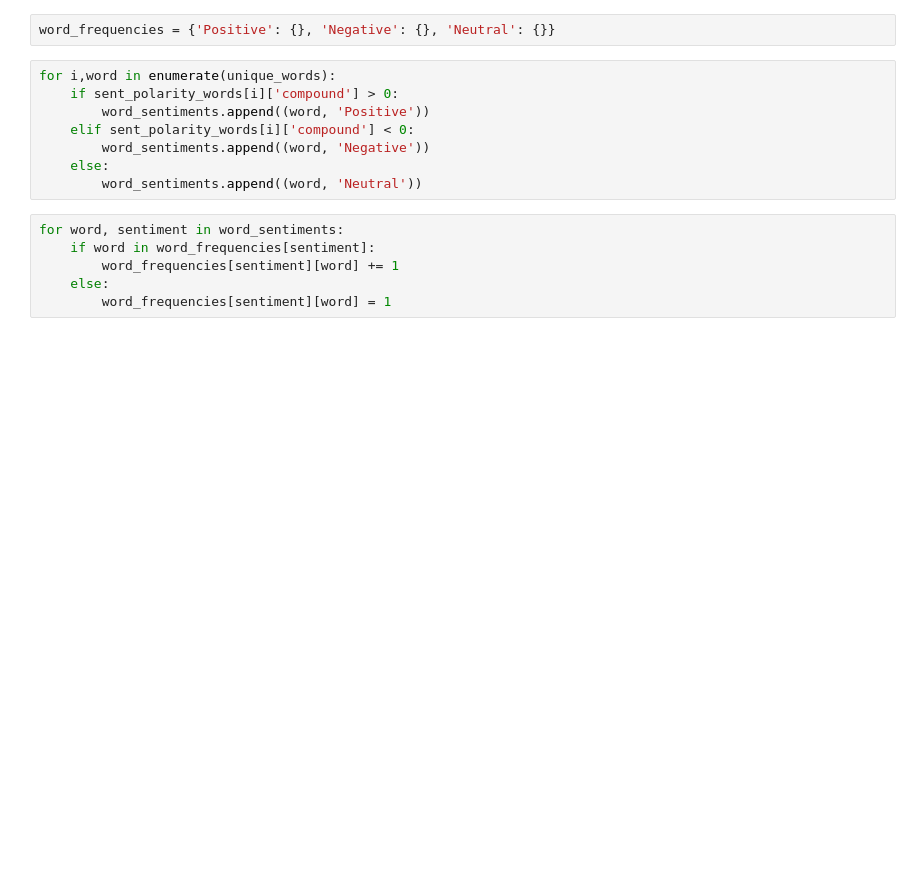
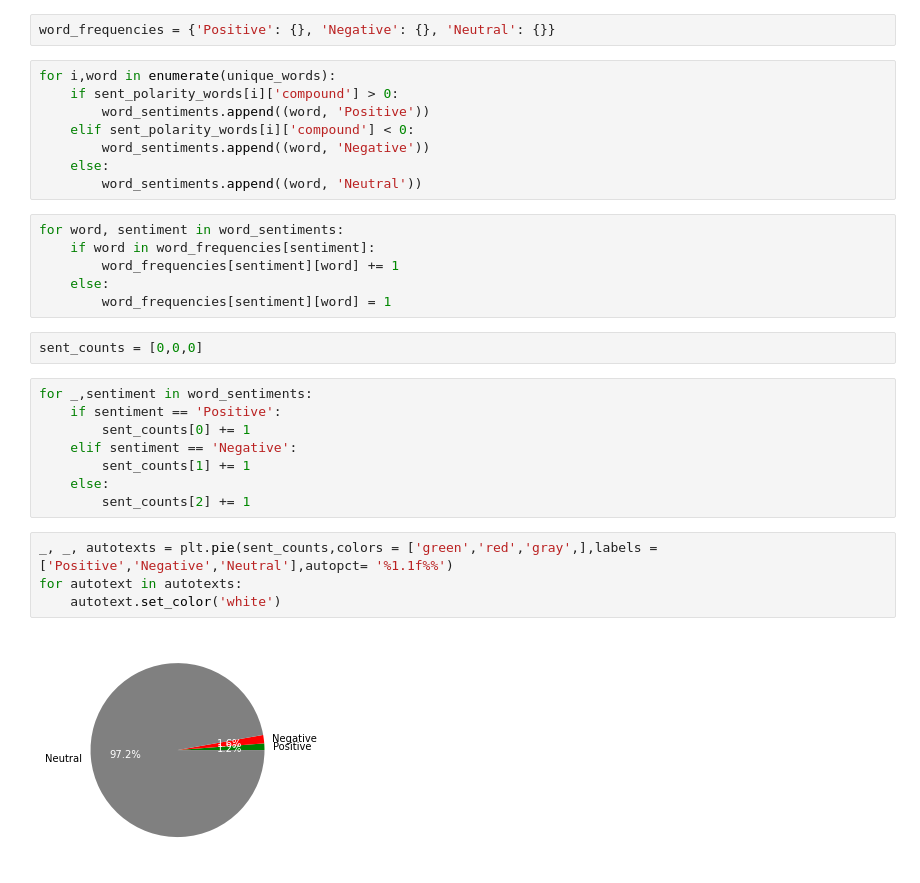
Before and after one commit to Popusa/sentiment-analysis-yelp, a Jupyter notebook: larger_dataset_code/sa_larger_dataset.ipynb, the cells around one changed output. Drawn from its saved outputs; the diff is of its cells as text; blank space fills up the shorter version.

```diff
--- a/larger_dataset_code/sa_larger_dataset.ipynb
+++ b/larger_dataset_code/sa_larger_dataset.ipynb
@@ -200,6 +204,22 @@ for word, sentiment in word_sentiments:
         word_frequencies[sentiment][word] += 1
     else:
         word_frequencies[sentiment][word] = 1
+# %%
+sent_counts = [0,0,0]
+# %%
+for _,sentiment in word_sentiments:
+    if sentiment == 'Positive':
+        sent_counts[0] += 1
+    elif sentiment == 'Negative':
+        sent_counts[1] += 1
+    else:
+        sent_counts[2] += 1
+# %%
+_, _, autotexts = plt.pie(sent_counts,colors = ['green','red','gray',],labels = ['Positive','Negative','Neutral'],autopct= '%1.1f%%')
+for autotext in autotexts:
+    autotext.set_color('white')
+# %% [output]
+[figure, added]
 # %%
 # Generate word cloud for positive sentiment
 positive_wordcloud = WordCloud(width=800, height=400, background_color='white',random_state = RANDOM_STATE).generate_from_frequencies(word_frequencies['Positive'])
```
Also changed, not shown: parts of 13 cells of this notebook, 6 other files.
